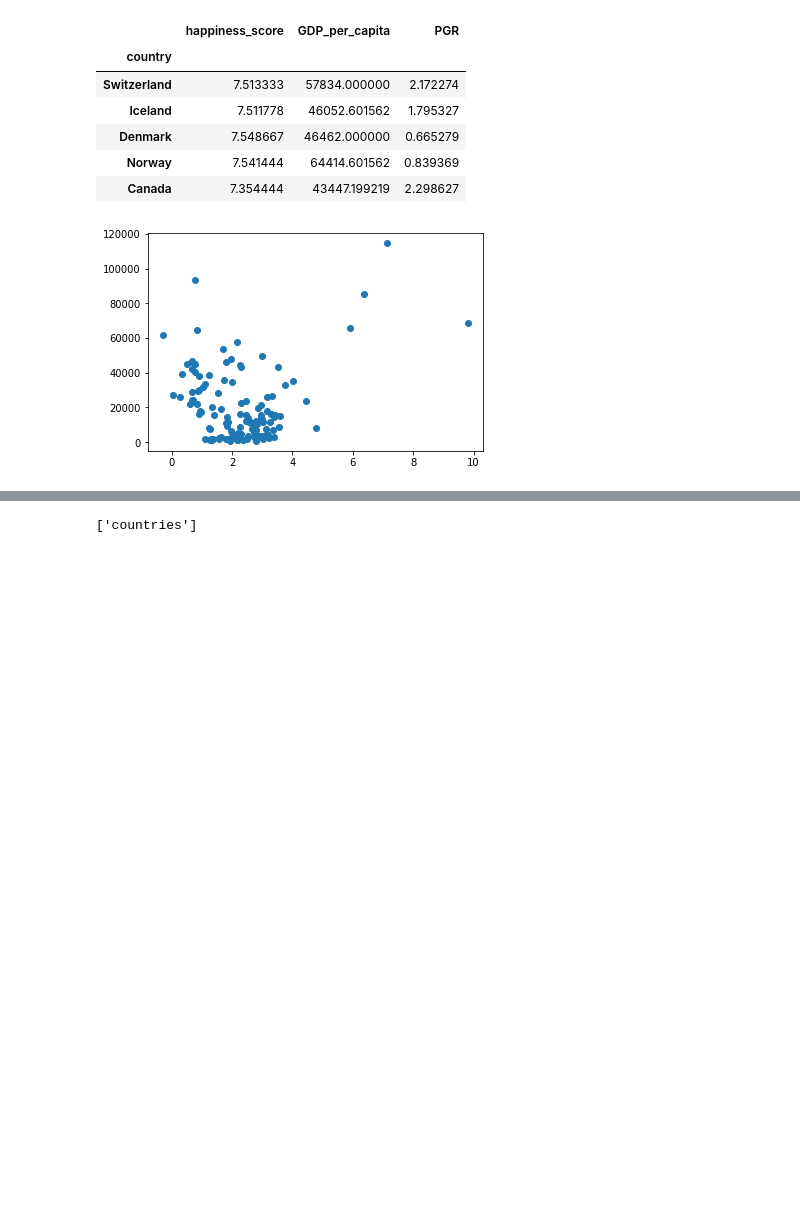
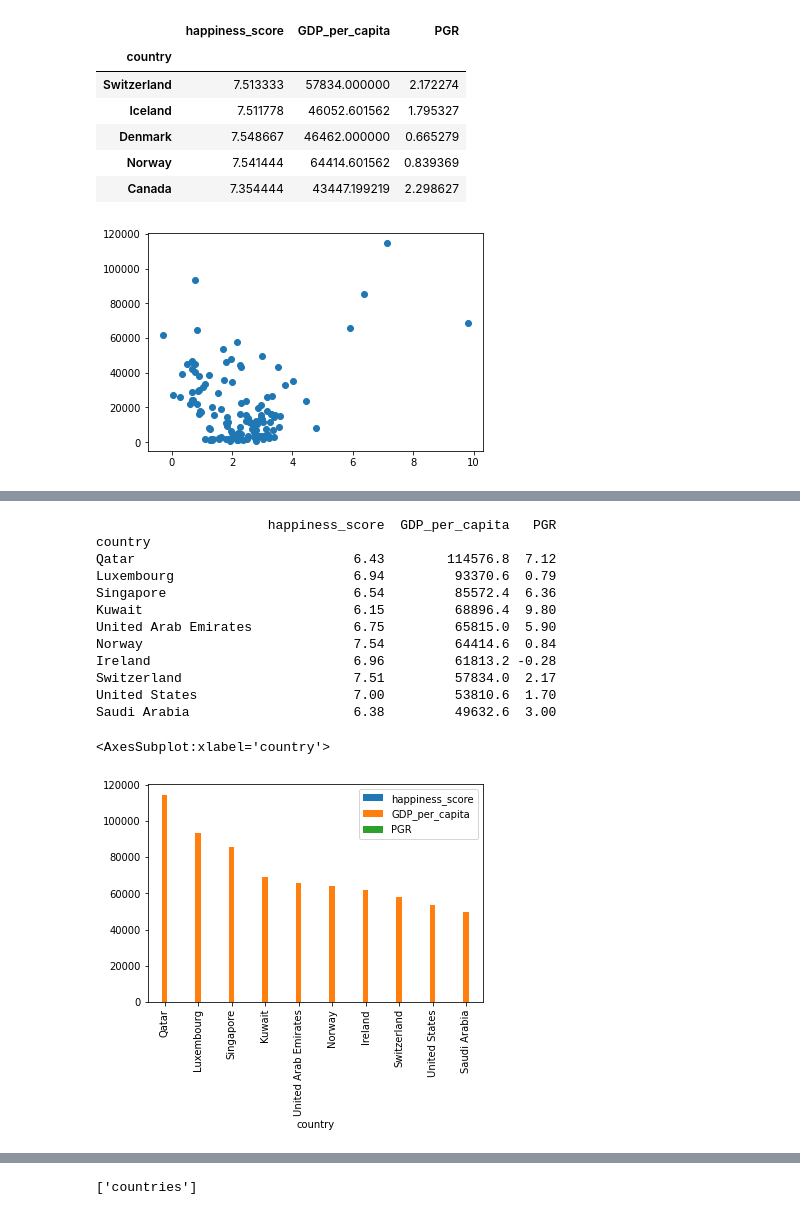
Before and after one commit to prisp90/IS-Project-2, a Jupyter notebook: IS-Project-2.ipynb, the cells around one changed output, grey strips where cells are left out. Cells and saved outputs as stored; diff of their text form; code cells hidden in the pictures; blank space fills up the shorter version.

```diff
--- a/IS-Project-2.ipynb
+++ b/IS-Project-2.ipynb
@@ -270,0 +289,19 @@ GDP_happiness_population_df.to_csv('out.csv')
+# %%
+
+print(GDP_happiness_population_df.nlargest(10, columns=["GDP_per_capita"]))
+GDP_happiness_population_df.nlargest(10, columns=["GDP_per_capita"]).plot.bar()
+# %% [output]
+                      happiness_score  GDP_per_capita   PGR
+country
+Qatar                            6.43        114576.8  7.12
+Luxembourg                       6.94         93370.6  0.79
+Singapore                        6.54         85572.4  6.36
+Kuwait                           6.15         68896.4  9.80
+United Arab Emirates             6.75         65815.0  5.90
+Norway                           7.54         64414.6  0.84
+Ireland                          6.96         61813.2 -0.28
+Switzerland                      7.51         57834.0  2.17
+United States                    7.00         53810.6  1.70
+Saudi Arabia                     6.38         49632.6  3.00
+<AxesSubplot:xlabel='country'>
+[figure, added]
```
Also changed, not shown: parts of 3 cells of this notebook.
